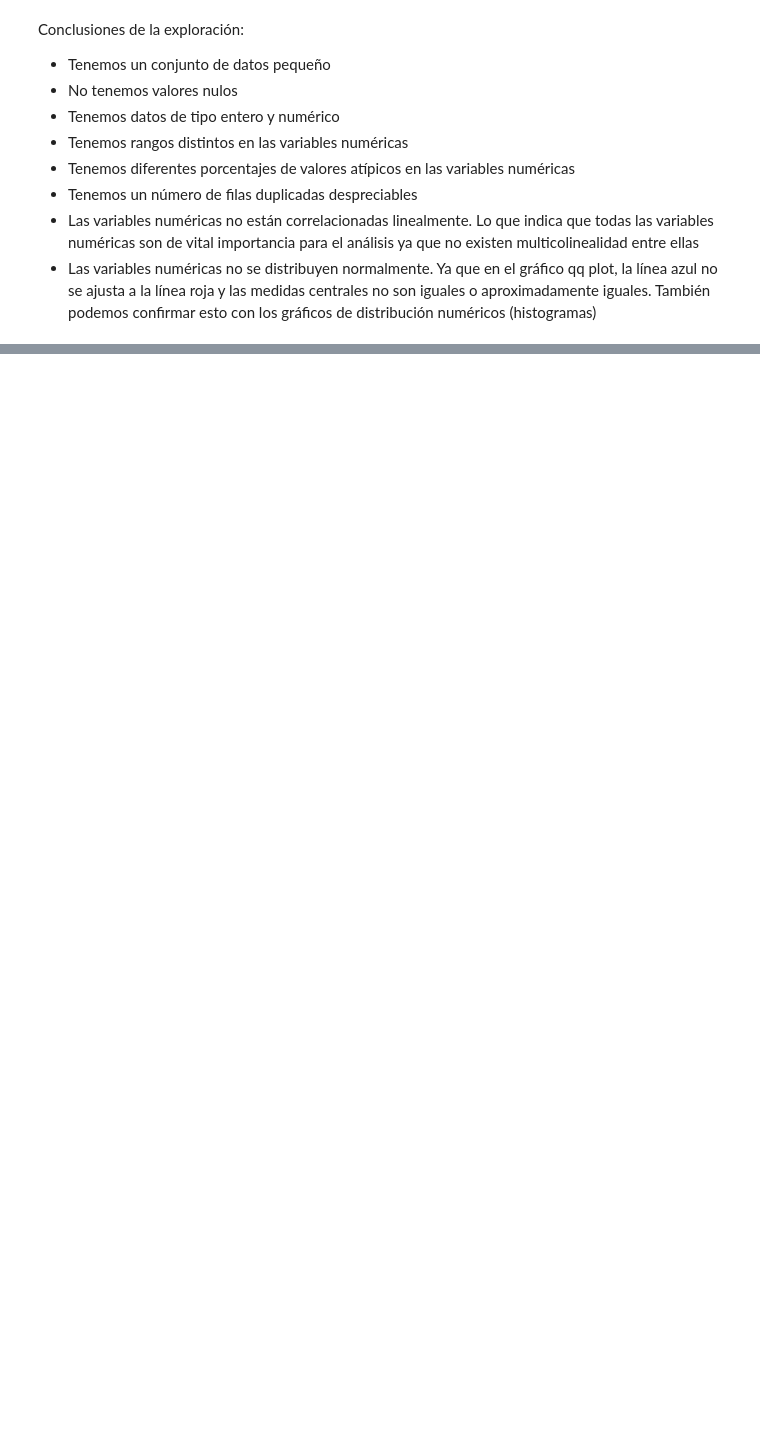
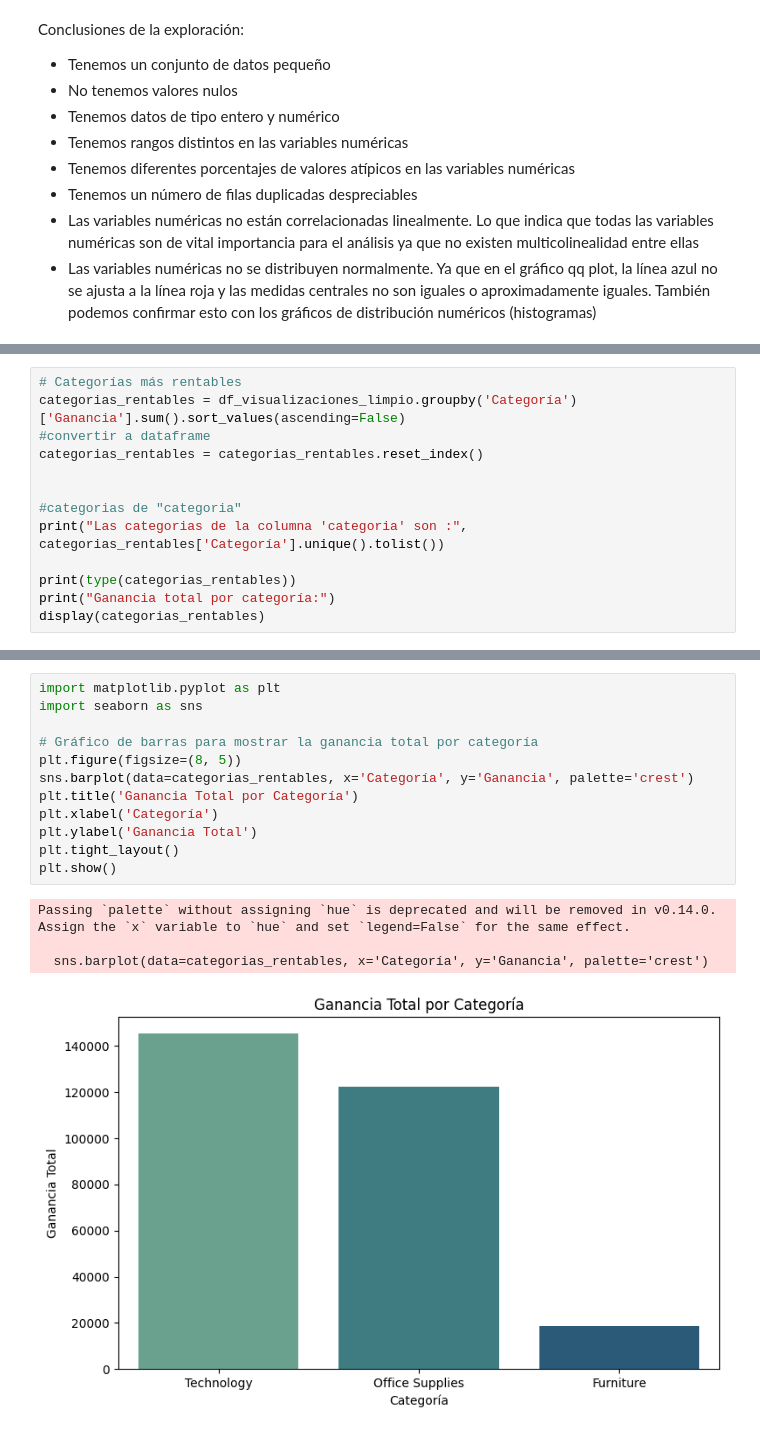
Before and after one commit to Jesus20MM/SeuperMarket, a Jupyter notebook: Proyecto_cliente.ipynb, the cells around one changed output, grey strips where cells are left out. Saved outputs shown, nothing was run; the diff lists cells and outputs as text; blank space fills up the shorter version.

```diff
--- a/Proyecto_cliente.ipynb
+++ b/Proyecto_cliente.ipynb
@@ -451,0 +630,13 @@ Conclusiones de la exploración:
+# %%
+# Categorías más rentables
+categorias_rentables = df_visualizaciones_limpio.groupby('Categoría')['Ganancia'].sum().sort_values(ascending=False)
+#convertir a dataframe
+categorias_rentables = categorias_rentables.reset_index()
+
+
+#categorias de "categoria"
+print("Las categorias de la columna 'categoria' son :", categorias_rentables['Categoría'].unique().tolist())
+
+print(type(categorias_rentables))
+print("Ganancia total por categoría:")
+display(categorias_rentables)
@@ -451,0 +651,17 @@ Conclusiones de la exploración:
+# %%
+import matplotlib.pyplot as plt
+import seaborn as sns
+
+# Gráfico de barras para mostrar la ganancia total por categoría
+plt.figure(figsize=(8, 5))
+sns.barplot(data=categorias_rentables, x='Categoría', y='Ganancia', palette='crest')
+plt.title('Ganancia Total por Categoría')
+plt.xlabel('Categoría')
+plt.ylabel('Ganancia Total')
+plt.tight_layout()
+plt.show()
+# %% [output]
+Passing `palette` without assigning `hue` is deprecated and will be removed in v0.14.0. Assign the `x` variable to `hue` and set `legend=False` for the same effect.
+
+  sns.barplot(data=categorias_rentables, x='Categoría', y='Ganancia', palette='crest')
+[figure, added]
```
Also changed, not shown: parts of 64 cells of this notebook, 19 other files.
